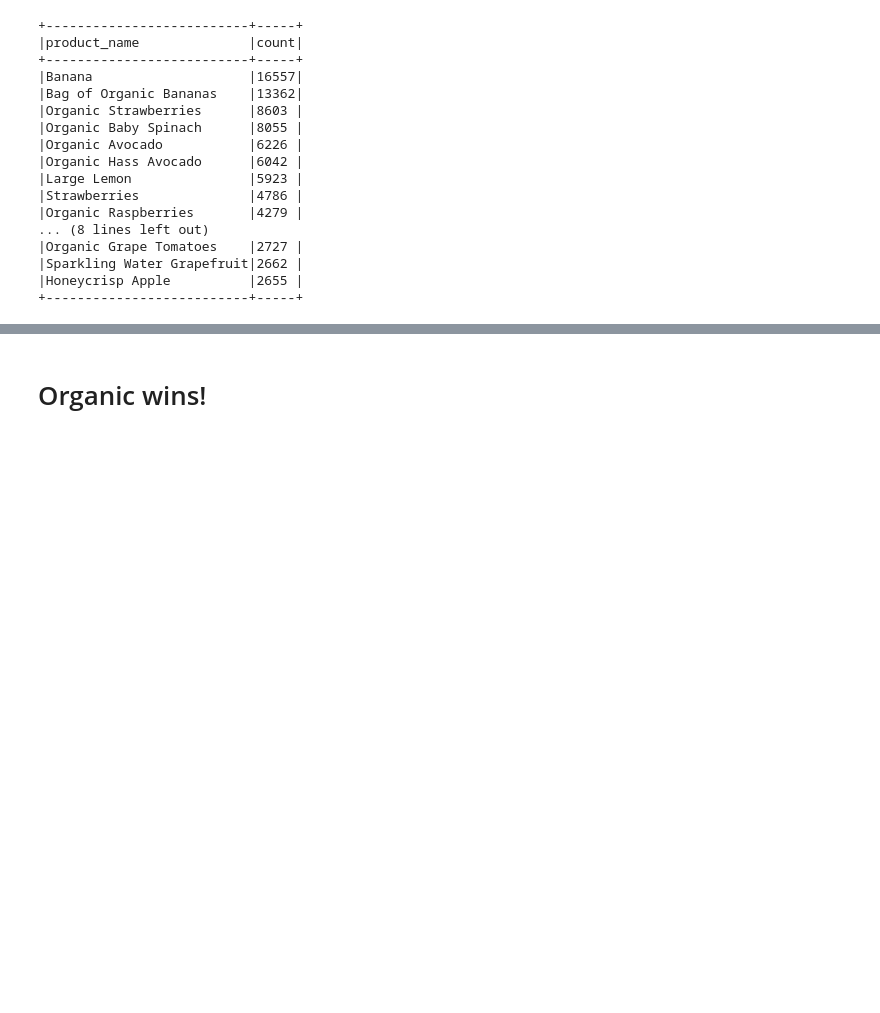
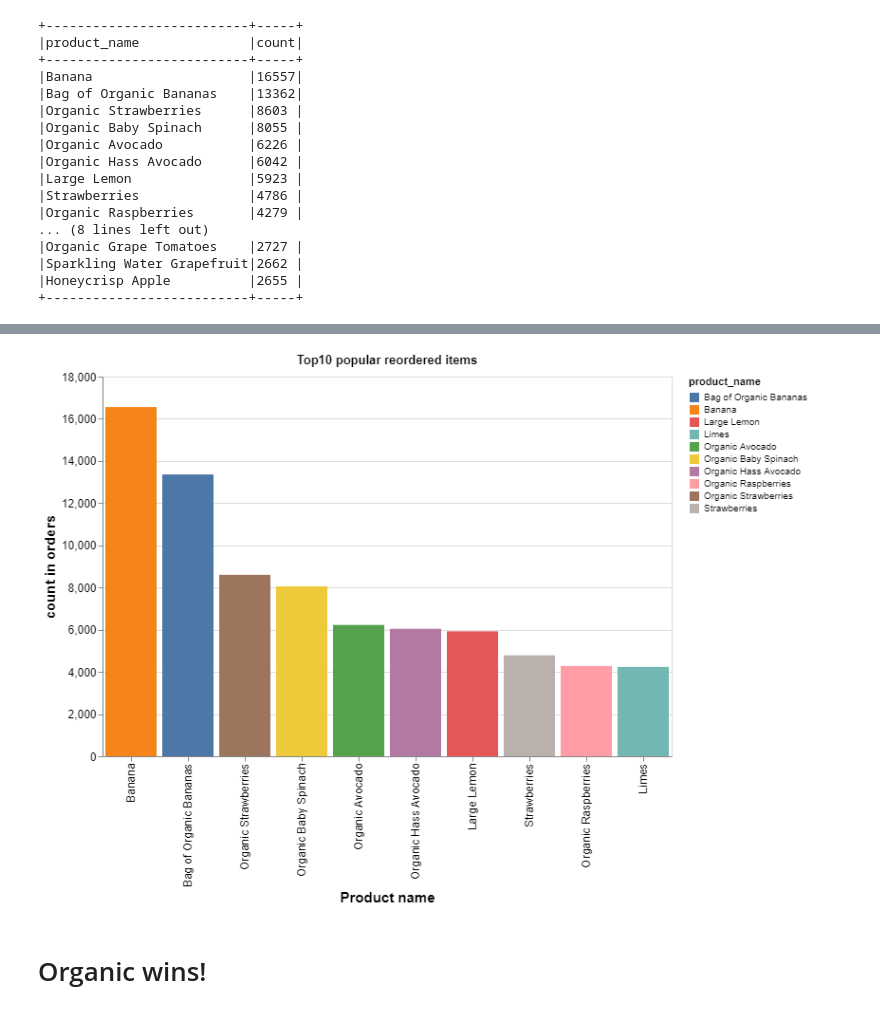
Before and after one commit to karanpreetkaur/instacart_market_basket_analysis, a Jupyter notebook: Instacart_market_basket_analysis.ipynb, the cells around one changed output, grey strips where cells are left out. Saved outputs shown, nothing was run; the diff lists cells and outputs as text; code cells hidden in the pictures; blank space fills up the shorter version.

```diff
--- a/Instacart_market_basket_analysis.ipynb
+++ b/Instacart_market_basket_analysis.ipynb
@@ -176,5 +178,11 @@ reorder_products_top10 = reorder_products.limit(10).toPandas()
 # %% [output]
 [interactive output not drawn]
+# %%
+#@title Top10 reordered products
+from IPython.display import Image
+Image("/content/gdrive/MyDrive/Market_Basket_Analysis/instacart-market-basket-analysis/images/top10_products.png")
+# %% [output]
+[figure, added]
 # %% [markdown]
 # Organic wins!
 # %%
```
Also changed, not shown: parts of 26 cells of this notebook.
